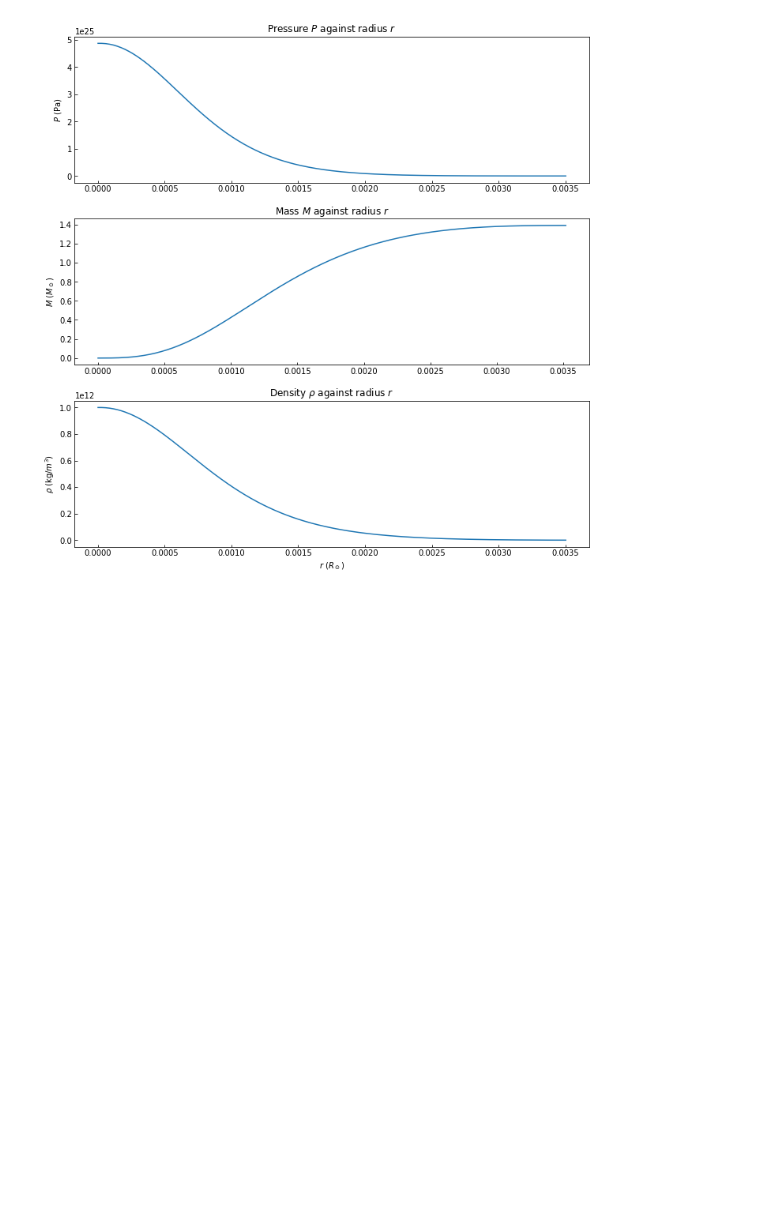
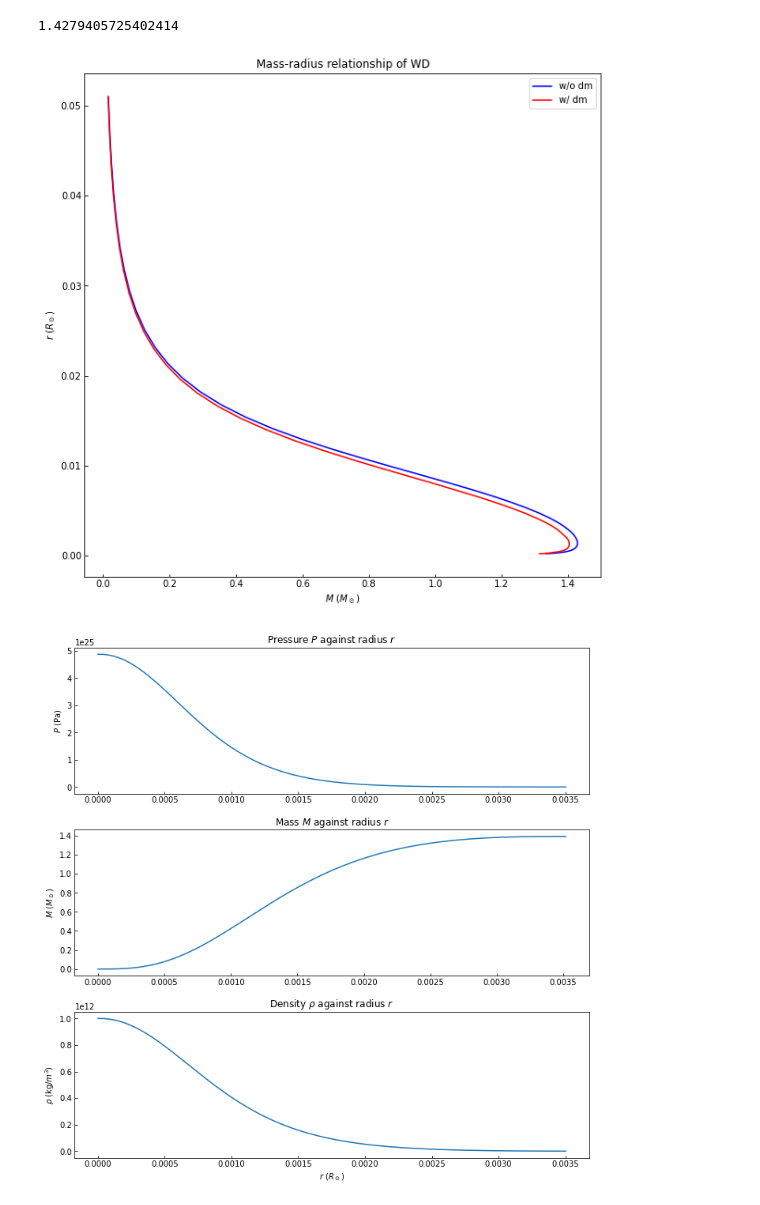
Before and after one commit to JasonWangCY/CompactStarStructure, a Jupyter notebook: example.ipynb, the cells around one changed output. Drawn from its saved outputs; the diff is of its cells as text; code cells hidden in the pictures; blank space fills up the shorter version.

```diff
--- a/example.ipynb
+++ b/example.ipynb
@@ -7,3 +10,33 @@ df = pd.read_csv('app/output/single_test.csv', sep=',')
+# %%
+totR_dm_exact = df_exact['totR_list_TOV'].values
+totM_dm_exact = df_exact['totM_list_TOV'].values
+# %%
+totR_dm_exact = totR_dm_exact[totR_dm_exact>1e-5]
+totM_dm_exact = totM_dm_exact[totM_dm_exact>1e-5]
+# %%
+totR_dm = df['totR_list_TOV'].values
+totM_dm = df['totM_list_TOV'].values
+max(totM_dm)
+# %% [output]
+1.4279405725402414
+# %%
+df2 = pd.read_csv('app/output/MRrelation_WD.csv', sep=',')
+# %%
+totR = df2['totR_list_TOV'].values
+totM = df2['totM_list_TOV'].values
+# %%
+plt.rcParams['figure.figsize'] = [10, 10]
+fig, ax = plt.subplots()
+ax.plot(totM, totR, c='b', label='w/o dm')
+ax.plot(totM_dm_exact, totR_dm_exact, c='r', label='w/ dm')
+ax.set_title('Mass-radius relationship of WD')
+ax.set_ylabel(r'$r$ ($R_\odot$)')
+ax.set_xlabel(r'$M$ ($M_\odot$)')
+ax.tick_params(axis='both', which='major', direction = 'in')
+ax.legend()
+plt.show()
+# %% [output]
+[figure, added]
 # %%
 r_list = df['r_list'].values
 M_list = df['M_list'].values
```
Also changed, not shown: parts of 3 cells of this notebook, 13 other files.
